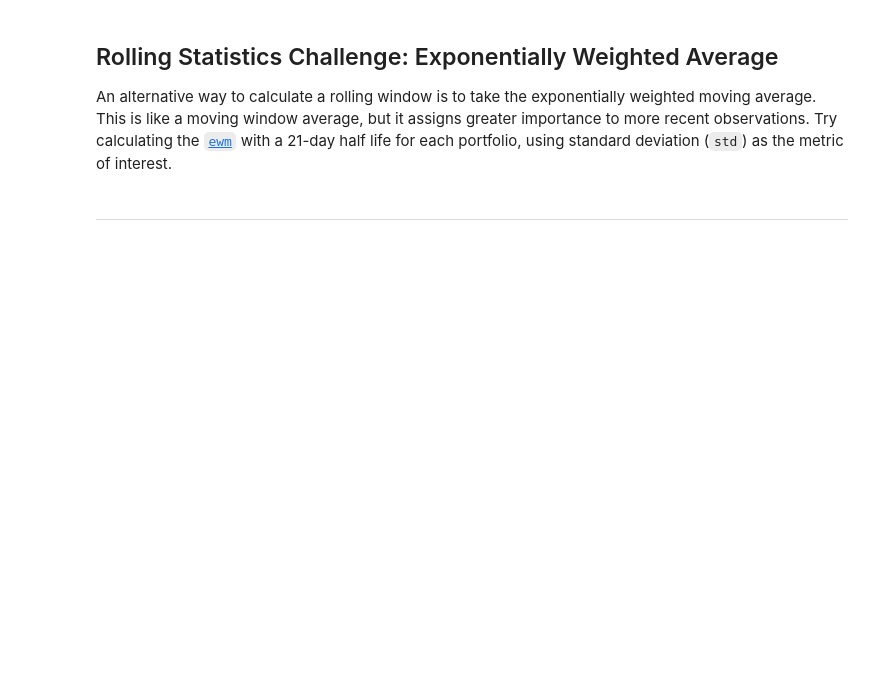
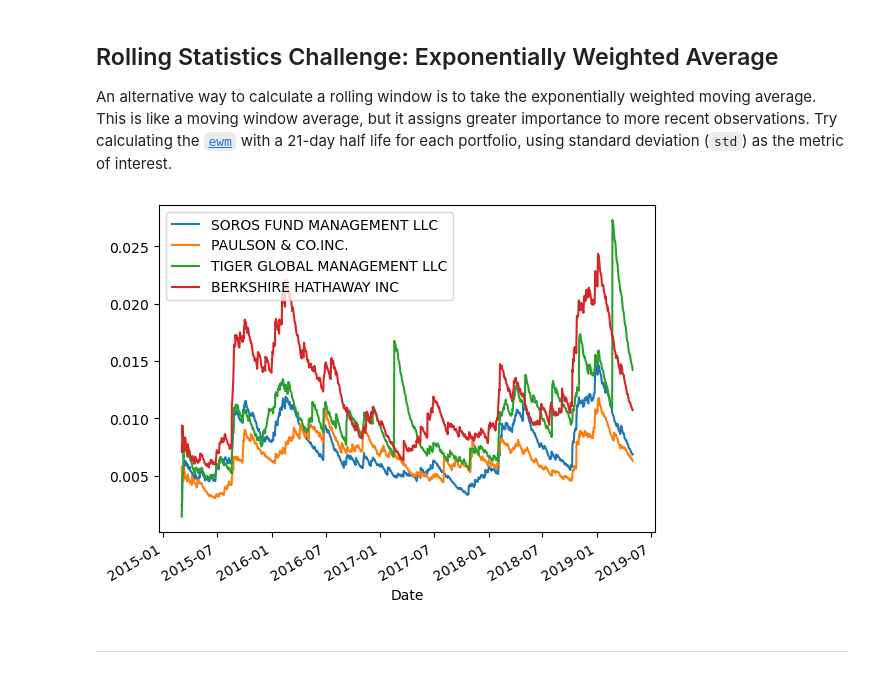
Before and after one commit to apakuki/FinTech-Bootcamp, a Jupyter notebook: FinTechBC-Homework-Unit4/Starter_Code/whale_analysis.ipynb, the cells around one changed output. Saved outputs shown, nothing was run; the diff lists cells and outputs as text; code cells hidden in the pictures; blank space fills up the shorter version.

```diff
--- a/FinTechBC-Homework-Unit4/Starter_Code/whale_analysis.ipynb
+++ b/FinTechBC-Homework-Unit4/Starter_Code/whale_analysis.ipynb
@@ -191,6 +257,10 @@ sp500_dailyreturn_std21_df.plot()
 An alternative way to calculate a rolling window is to take the exponentially weighted moving average. This is like a moving window average, but it assigns greater importance to more recent observations. Try calculating the [`ewm`](https://pandas.pydata.org/pandas-docs/stable/reference/api/pandas.DataFrame.ewm.html) with a 21-day half life for each portfolio, using standard deviation (`std`) as the metric of interest.
 # %%
 # Use `ewm` to calculate the rolling window
+
+whales_ewm = whale_returns_df.ewm(halflife=21).std().plot()
+# %% [output]
+[figure, added]
 # %% [markdown]
 ---
 # %% [markdown]
```
Also changed, not shown: parts of 12 cells of this notebook.
